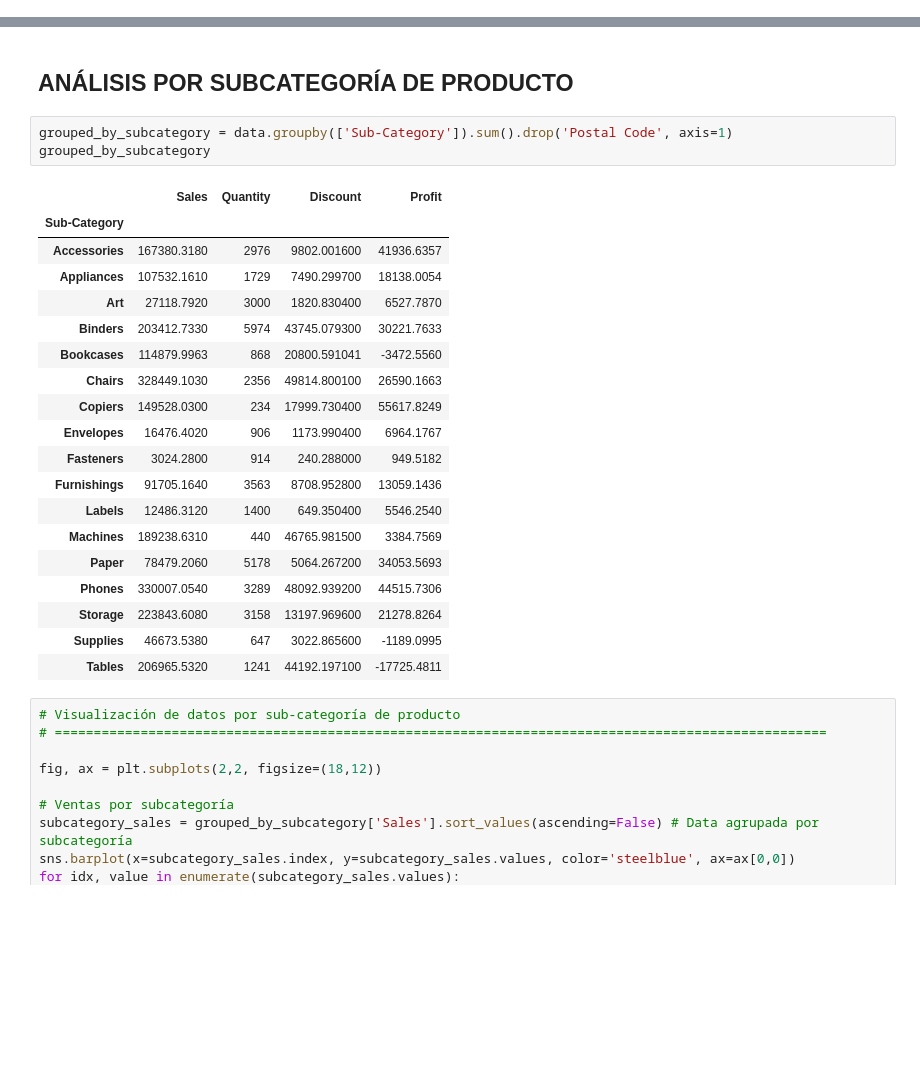
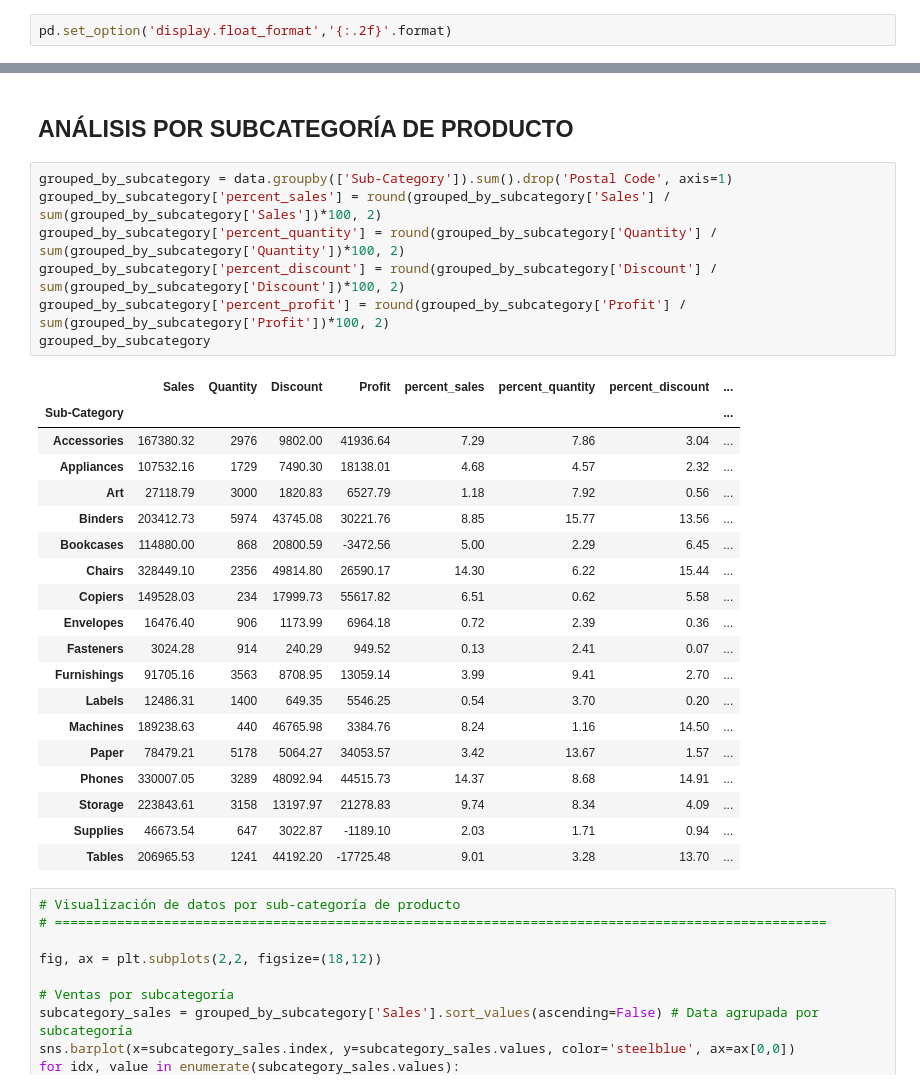
Before and after one commit to PabloJRW/super_store_projects, a Jupyter notebook: Super Store EDA.ipynb, the cells around one changed output, grey strips where cells are left out. Cells and saved outputs as stored; diff of their text form; blank space fills up the shorter version.

```diff
--- a/Super Store EDA.ipynb
+++ b/Super Store EDA.ipynb
@@ -6,6 +6,8 @@ import numpy as np
 import matplotlib.pyplot as plt
 %matplotlib inline
 import seaborn as sns
+# %%
+pd.set_option('display.float_format','{:.2f}'.format)
 # %%
 # Carga de datos
 data = pd.read_csv('Superstore.csv', parse_dates=['Order Date', 'Ship Date'])
@@ -289,27 +319,31 @@ plt.show()
 ## ANÁLISIS POR SUBCATEGORÍA DE PRODUCTO
 # %%
 grouped_by_subcategory = data.groupby(['Sub-Category']).sum().drop('Postal Code', axis=1)
+grouped_by_subcategory['percent_sales'] = round(grouped_by_subcategory['Sales'] / sum(grouped_by_subcategory['Sales'])*100, 2)
+grouped_by_subcategory['percent_quantity'] = round(grouped_by_subcategory['Quantity'] / sum(grouped_by_subcategory['Quantity'])*100, 2)
+grouped_by_subcategory['percent_discount'] = round(grouped_by_subcategory['Discount'] / sum(grouped_by_subcategory['Discount'])*100, 2)
+grouped_by_subcategory['percent_profit'] = round(grouped_by_subcategory['Profit'] / sum(grouped_by_subcategory['Profit'])*100, 2)
 grouped_by_subcategory
 # %% [output]
-|  | Sales | Quantity | Discount | Profit |
-| Sub-Category |  |  |  |  |
-| Accessories | 167380.3180 | 2976 | 9802.001600 | 41936.6357 |
-| Appliances | 107532.1610 | 1729 | 7490.299700 | 18138.0054 |
-| Art | 27118.7920 | 3000 | 1820.830400 | 6527.7870 |
-| Binders | 203412.7330 | 5974 | 43745.079300 | 30221.7633 |
-| Bookcases | 114879.9963 | 868 | 20800.591041 | -3472.5560 |
-| Chairs | 328449.1030 | 2356 | 49814.800100 | 26590.1663 |
-| Copiers | 149528.0300 | 234 | 17999.730400 | 55617.8249 |
-| Envelopes | 16476.4020 | 906 | 1173.990400 | 6964.1767 |
-| Fasteners | 3024.2800 | 914 | 240.288000 | 949.5182 |
-| Furnishings | 91705.1640 | 3563 | 8708.952800 | 13059.1436 |
-| Labels | 12486.3120 | 1400 | 649.350400 | 5546.2540 |
-| Machines | 189238.6310 | 440 | 46765.981500 | 3384.7569 |
-| Paper | 78479.2060 | 5178 | 5064.267200 | 34053.5693 |
-| Phones | 330007.0540 | 3289 | 48092.939200 | 44515.7306 |
-| Storage | 223843.6080 | 3158 | 13197.969600 | 21278.8264 |
-| Supplies | 46673.5380 | 647 | 3022.865600 | -1189.0995 |
-| Tables | 206965.5320 | 1241 | 44192.197100 | -17725.4811 |
+|  | Sales | Quantity | Discount | Profit | percent_sales | percent_quantity | percent_discount | ... |
+| Sub-Category |  |  |  |  |  |  |  | ... |
+| Accessories | 167380.32 | 2976 | 9802.00 | 41936.64 | 7.29 | 7.86 | 3.04 | ... |
+| Appliances | 107532.16 | 1729 | 7490.30 | 18138.01 | 4.68 | 4.57 | 2.32 | ... |
+| Art | 27118.79 | 3000 | 1820.83 | 6527.79 | 1.18 | 7.92 | 0.56 | ... |
+| Binders | 203412.73 | 5974 | 43745.08 | 30221.76 | 8.85 | 15.77 | 13.56 | ... |
+| Bookcases | 114880.00 | 868 | 20800.59 | -3472.56 | 5.00 | 2.29 | 6.45 | ... |
+| Chairs | 328449.10 | 2356 | 49814.80 | 26590.17 | 14.30 | 6.22 | 15.44 | ... |
+| Copiers | 149528.03 | 234 | 17999.73 | 55617.82 | 6.51 | 0.62 | 5.58 | ... |
+| Envelopes | 16476.40 | 906 | 1173.99 | 6964.18 | 0.72 | 2.39 | 0.36 | ... |
+| Fasteners | 3024.28 | 914 | 240.29 | 949.52 | 0.13 | 2.41 | 0.07 | ... |
+| Furnishings | 91705.16 | 3563 | 8708.95 | 13059.14 | 3.99 | 9.41 | 2.70 | ... |
+| Labels | 12486.31 | 1400 | 649.35 | 5546.25 | 0.54 | 3.70 | 0.20 | ... |
+| Machines | 189238.63 | 440 | 46765.98 | 3384.76 | 8.24 | 1.16 | 14.50 | ... |
+| Paper | 78479.21 | 5178 | 5064.27 | 34053.57 | 3.42 | 13.67 | 1.57 | ... |
+| Phones | 330007.05 | 3289 | 48092.94 | 44515.73 | 14.37 | 8.68 | 14.91 | ... |
+| Storage | 223843.61 | 3158 | 13197.97 | 21278.83 | 9.74 | 8.34 | 4.09 | ... |
+| Supplies | 46673.54 | 647 | 3022.87 | -1189.10 | 2.03 | 1.71 | 0.94 | ... |
+| Tables | 206965.53 | 1241 | 44192.20 | -17725.48 | 9.01 | 3.28 | 13.70 | ... |
 # %%
 # Visualización de datos por sub-categoría de producto
 # ===================================================================================================
```
Also changed, not shown: parts of 25 cells of this notebook, 1 other file.
